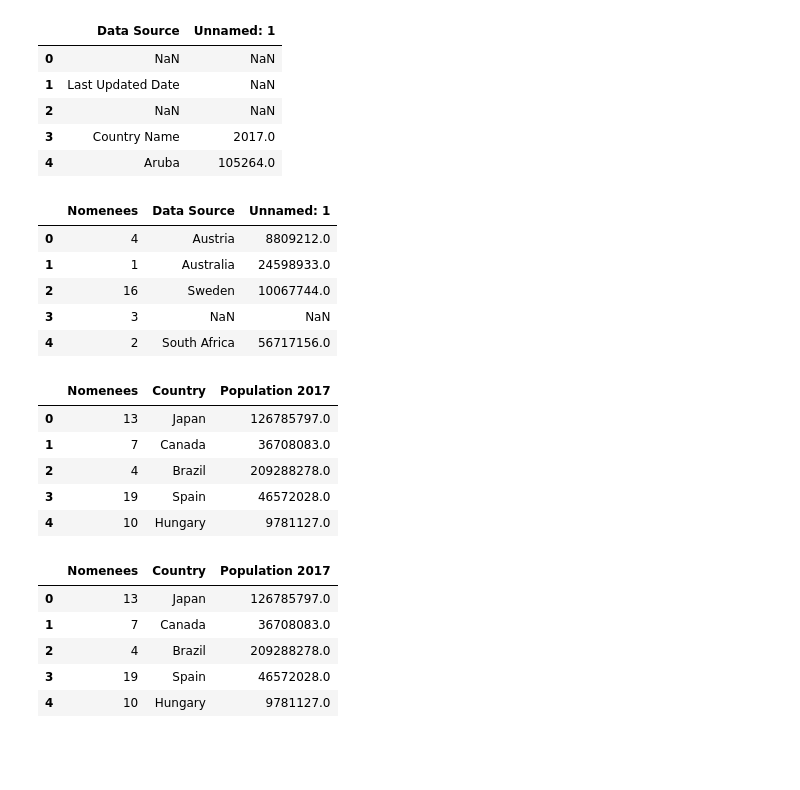
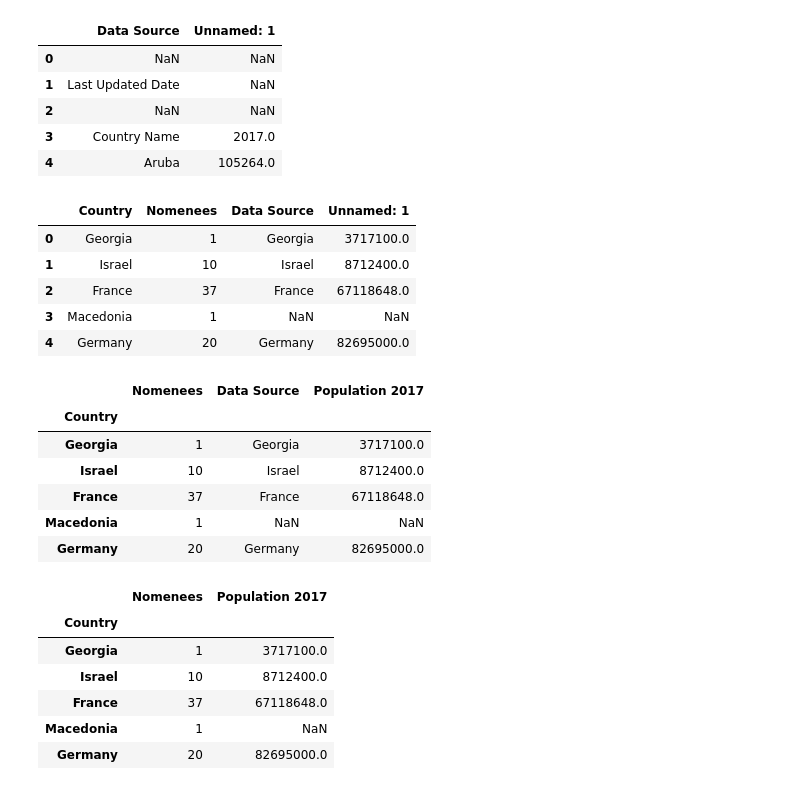
Before and after one commit to omerhakim/The-Movie-Data-Base, a Jupyter notebook: Scraping.ipynb, the cells around one changed output. Cells and saved outputs as stored; diff of their text form; code cells hidden in the pictures; blank space fills up the shorter version.

```diff
--- a/Scraping.ipynb
+++ b/Scraping.ipynb
@@ -11,10 +13,10 @@ html_page = requests.get('https://en.wikipedia.org/wiki/List_of_Academy_Award_wi
 soup = BeautifulSoup(html_page.content, 'html.parser')
 # %%
-
+#writnin a function to parse the page information:
 def get_text():
     #scrape all tags with ('a')
     titles = soup.find_all('a')
-    countriess = []
+    countries = []
     for i in range(len(titles)):
 
         texts = titles[i].get_text()
@@ -54,8 +58,10 @@ len(unique_countries)
 # %% [output]
 53
 # %%
+#creating a dictionery histogram and count with a loop the number of nominantions fo each country
+
 country_histogram = dict.fromkeys(unique_countries, 0)
 
-for word in list5:
+for word in list4:
     country_histogram[word] = country_histogram[word]+ 1
 # %%
@@ -99,0 +100,3 @@ df.reset_index()
+# %%
+#reset index beofre merging with other table
+df = df.reset_index()
@@ -109,34 +122,40 @@ df2.head()
 | 3 | Country Name | 2017.0 |
 | 4 | Aruba | 105264.0 |
 # %%
+#left merging of the two data frames, based on matching the country names
 movies_df = pd.merge(df, df2, left_on ='Country', right_on='Data Source',how = 'left',suffixes=('', '_y'))
 movies_df.head()
 # %% [output]
-|  | Nomenees | Data Source | Unnamed: 1 |
-| 0 | 4 | Austria | 8809212.0 |
-| 1 | 1 | Australia | 24598933.0 |
-| 2 | 16 | Sweden | 10067744.0 |
-| 3 | 3 | NaN | NaN |
-| 4 | 2 | South Africa | 56717156.0 |
+|  | Country | Nomenees | Data Source | Unnamed: 1 |
+| 0 | Georgia | 1 | Georgia | 3717100.0 |
+| 1 | Israel | 10 | Israel | 8712400.0 |
+| 2 | France | 37 | France | 67118648.0 |
+| 3 | Macedonia | 1 | NaN | NaN |
+| 4 | Germany | 20 | Germany | 82695000.0 |
+# %%
+movies_df= movies_df.set_index("Country")
 # %%
+#renaming columns
 movies_df.rename(columns={'Unnamed: 1':'Population 2017'}, inplace=True)
-movies_df.rename(columns={'Data Source':'Country'}, inplace=True)
 movies_df.head()
 # %% [output]
-|  | Nomenees | Country | Population 2017 |
-| 0 | 13 | Japan | 126785797.0 |
-| 1 | 7 | Canada | 36708083.0 |
-| 2 | 4 | Brazil | 209288278.0 |
-| 3 | 19 | Spain | 46572028.0 |
-| 4 | 10 | Hungary | 9781127.0 |
+|  | Nomenees | Data Source | Population 2017 |
+| Country |  |  |  |
+| Georgia | 1 | Georgia | 3717100.0 |
+| Israel | 10 | Israel | 8712400.0 |
+| France | 37 | France | 67118648.0 |
+| Macedonia | 1 | NaN | NaN |
+| Germany | 20 | Germany | 82695000.0 |
-# %%
-movies_df.set_index("Country")
-movies_df.head()
-# %% [output]
-|  | Nomenees | Country | Population 2017 |
-| 0 | 13 | Japan | 126785797.0 |
-| 1 | 7 | Canada | 36708083.0 |
-| 2 | 4 | Brazil | 209288278.0 |
-| 3 | 19 | Spain | 46572028.0 |
-| 4 | 10 | Hungary | 9781127.0 |
+# %%
+#droping columns we do not need
+movies_df = movies_df.drop(columns=['Data Source'])
+movies_df.head()
+# %% [output]
+|  | Nomenees | Population 2017 |
+| Country |  |  |
+| Georgia | 1 | 3717100.0 |
+| Israel | 10 | 8712400.0 |
+| France | 37 | 67118648.0 |
+| Macedonia | 1 | NaN |
+| Germany | 20 | 82695000.0 |
 # %%
```
Also changed, not shown: parts of 20 cells of this notebook, 3 other files.
